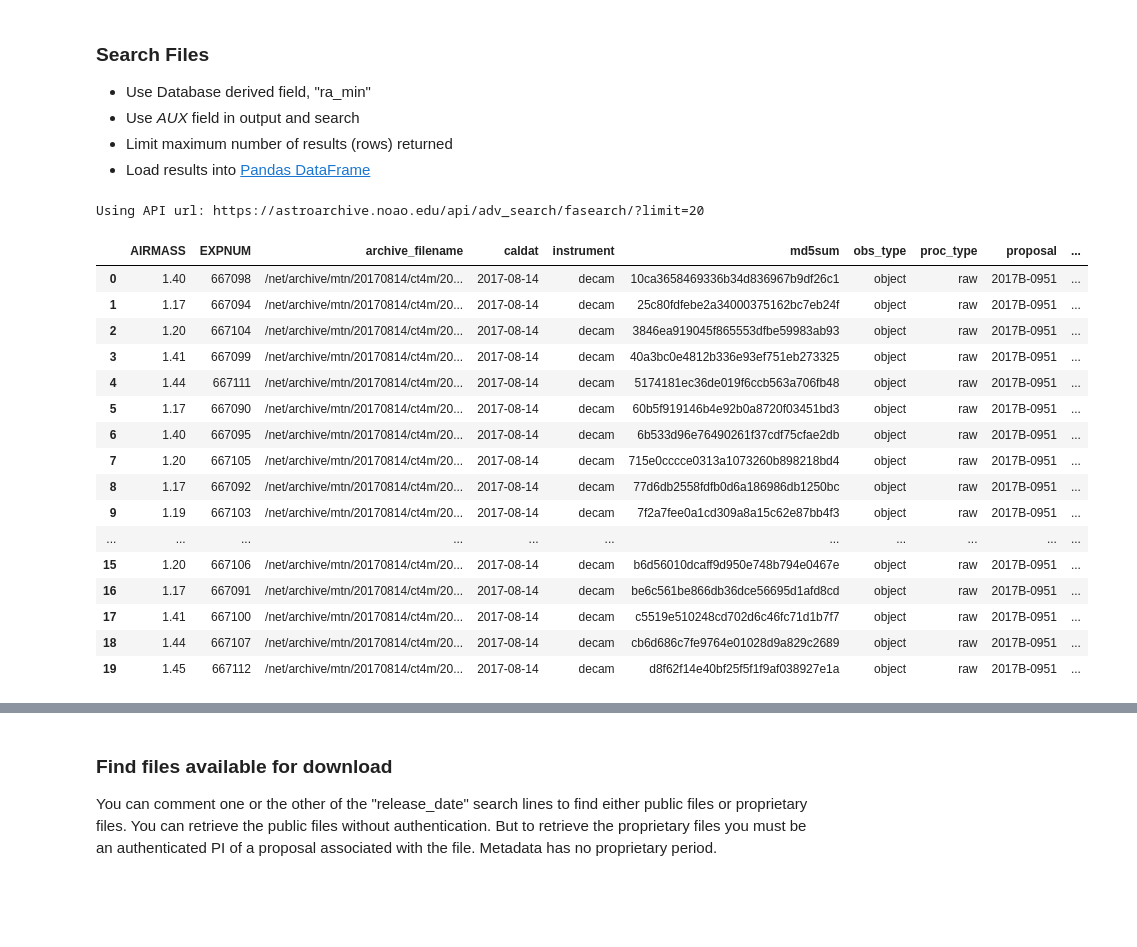
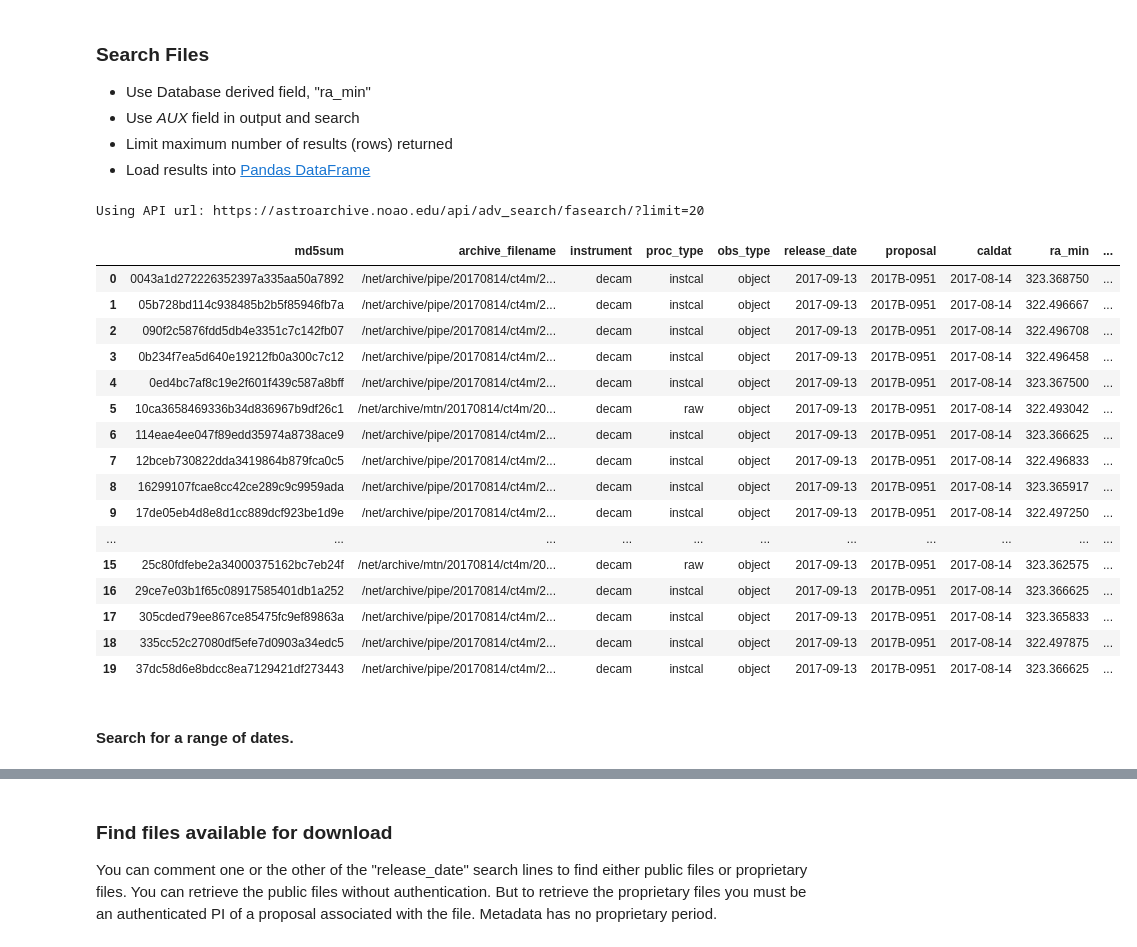
Before and after one commit to NOAO/nat-nb, a Jupyter notebook: advanced-search.ipynb, the cells around one changed output, grey strips where cells are left out. Saved outputs shown, nothing was run; the diff lists cells and outputs as text; code cells hidden in the pictures; blank space fills up the shorter version.

Commit message:
Added some more explanatory text to the advanced-search notebook.

```diff
--- a/advanced-search.ipynb
+++ b/advanced-search.ipynb
@@ -205,47 +214,49 @@ requests.get(f'{adsurl}/aux_file_fields/decam/instcal/').json()
 # %%
 jj = {
     "outfields" : [
         "md5sum",
         "ra_min",  # "ra" is a "range_field" in Postgres, access either part of range
         "archive_filename",
         "instrument",
         "proc_type",
         "obs_type",
         "release_date",
         "proposal",
         "caldat",
         "EXPNUM",    # AUX field. Slows search
         "AIRMASS",
     ],
     "search" : [
         ["instrument", "decam"],
-        ["proc_type", "raw"],
+        ["proc_type", "raw", "instcal"],
         ["ra_min",322,324],
         ["EXPNUM", 667000, 669000],
     ]
 }
 apiurl = f'{adsurl}/fasearch/?limit=20'
 print(f'Using API url: {apiurl}')
 pd.read_json(json.dumps(requests.post(apiurl,json=jj).json()))
 # %% [output]
 Using API url: https://astroarchive.noao.edu/api/adv_search/fasearch/?limit=20
-|  | AIRMASS | EXPNUM | archive_filename | caldat | instrument | md5sum | obs_type | proc_type | proposal | ... |
-| 0 | 1.40 | 667098 | /net/archive/mtn/20170814/ct4m/20... | 2017-08-14 | decam | 10ca3658469336b34d836967b9df26c1 | object | raw | 2017B-0951 | ... |
-| 1 | 1.17 | 667094 | /net/archive/mtn/20170814/ct4m/20... | 2017-08-14 | decam | 25c80fdfebe2a34000375162bc7eb24f | object | raw | 2017B-0951 | ... |
-| 2 | 1.20 | 667104 | /net/archive/mtn/20170814/ct4m/20... | 2017-08-14 | decam | 3846ea919045f865553dfbe59983ab93 | object | raw | 2017B-0951 | ... |
-| 3 | 1.41 | 667099 | /net/archive/mtn/20170814/ct4m/20... | 2017-08-14 | decam | 40a3bc0e4812b336e93ef751eb273325 | object | raw | 2017B-0951 | ... |
-| 4 | 1.44 | 667111 | /net/archive/mtn/20170814/ct4m/20... | 2017-08-14 | decam | 5174181ec36de019f6ccb563a706fb48 | object | raw | 2017B-0951 | ... |
-| 5 | 1.17 | 667090 | /net/archive/mtn/20170814/ct4m/20... | 2017-08-14 | decam | 60b5f919146b4e92b0a8720f03451bd3 | object | raw | 2017B-0951 | ... |
-| 6 | 1.40 | 667095 | /net/archive/mtn/20170814/ct4m/20... | 2017-08-14 | decam | 6b533d96e76490261f37cdf75cfae2db | object | raw | 2017B-0951 | ... |
-| 7 | 1.20 | 667105 | /net/archive/mtn/20170814/ct4m/20... | 2017-08-14 | decam | 715e0cccce0313a1073260b898218bd4 | object | raw | 2017B-0951 | ... |
-| 8 | 1.17 | 667092 | /net/archive/mtn/20170814/ct4m/20... | 2017-08-14 | decam | 77d6db2558fdfb0d6a186986db1250bc | object | raw | 2017B-0951 | ... |
-| 9 | 1.19 | 667103 | /net/archive/mtn/20170814/ct4m/20... | 2017-08-14 | decam | 7f2a7fee0a1cd309a8a15c62e87bb4f3 | object | raw | 2017B-0951 | ... |
+|  | md5sum | archive_filename | instrument | proc_type | obs_type | release_date | proposal | caldat | ra_min | ... |
+| 0 | 0043a1d272226352397a335aa50a7892 | /net/archive/pipe/20170814/ct4m/2... | decam | instcal | object | 2017-09-13 | 2017B-0951 | 2017-08-14 | 323.368750 | ... |
+| 1 | 05b728bd114c938485b2b5f85946fb7a | /net/archive/pipe/20170814/ct4m/2... | decam | instcal | object | 2017-09-13 | 2017B-0951 | 2017-08-14 | 322.496667 | ... |
+| 2 | 090f2c5876fdd5db4e3351c7c142fb07 | /net/archive/pipe/20170814/ct4m/2... | decam | instcal | object | 2017-09-13 | 2017B-0951 | 2017-08-14 | 322.496708 | ... |
+| 3 | 0b234f7ea5d640e19212fb0a300c7c12 | /net/archive/pipe/20170814/ct4m/2... | decam | instcal | object | 2017-09-13 | 2017B-0951 | 2017-08-14 | 322.496458 | ... |
+| 4 | 0ed4bc7af8c19e2f601f439c587a8bff | /net/archive/pipe/20170814/ct4m/2... | decam | instcal | object | 2017-09-13 | 2017B-0951 | 2017-08-14 | 323.367500 | ... |
+| 5 | 10ca3658469336b34d836967b9df26c1 | /net/archive/mtn/20170814/ct4m/20... | decam | raw | object | 2017-09-13 | 2017B-0951 | 2017-08-14 | 322.493042 | ... |
+| 6 | 114eae4ee047f89edd35974a8738ace9 | /net/archive/pipe/20170814/ct4m/2... | decam | instcal | object | 2017-09-13 | 2017B-0951 | 2017-08-14 | 323.366625 | ... |
+| 7 | 12bceb730822dda3419864b879fca0c5 | /net/archive/pipe/20170814/ct4m/2... | decam | instcal | object | 2017-09-13 | 2017B-0951 | 2017-08-14 | 322.496833 | ... |
+| 8 | 16299107fcae8cc42ce289c9c9959ada | /net/archive/pipe/20170814/ct4m/2... | decam | instcal | object | 2017-09-13 | 2017B-0951 | 2017-08-14 | 323.365917 | ... |
+| 9 | 17de05eb4d8e8d1cc889dcf923be1d9e | /net/archive/pipe/20170814/ct4m/2... | decam | instcal | object | 2017-09-13 | 2017B-0951 | 2017-08-14 | 322.497250 | ... |
 | ... | ... | ... | ... | ... | ... | ... | ... | ... | ... | ... |
-| 15 | 1.20 | 667106 | /net/archive/mtn/20170814/ct4m/20... | 2017-08-14 | decam | b6d56010dcaff9d950e748b794e0467e | object | raw | 2017B-0951 | ... |
-| 16 | 1.17 | 667091 | /net/archive/mtn/20170814/ct4m/20... | 2017-08-14 | decam | be6c561be866db36dce56695d1afd8cd | object | raw | 2017B-0951 | ... |
-| 17 | 1.41 | 667100 | /net/archive/mtn/20170814/ct4m/20... | 2017-08-14 | decam | c5519e510248cd702d6c46fc71d1b7f7 | object | raw | 2017B-0951 | ... |
-| 18 | 1.44 | 667107 | /net/archive/mtn/20170814/ct4m/20... | 2017-08-14 | decam | cb6d686c7fe9764e01028d9a829c2689 | object | raw | 2017B-0951 | ... |
-| 19 | 1.45 | 667112 | /net/archive/mtn/20170814/ct4m/20... | 2017-08-14 | decam | d8f62f14e40bf25f5f1f9af038927e1a | object | raw | 2017B-0951 | ... |
+| 15 | 25c80fdfebe2a34000375162bc7eb24f | /net/archive/mtn/20170814/ct4m/20... | decam | raw | object | 2017-09-13 | 2017B-0951 | 2017-08-14 | 323.362575 | ... |
+| 16 | 29ce7e03b1f65c08917585401db1a252 | /net/archive/pipe/20170814/ct4m/2... | decam | instcal | object | 2017-09-13 | 2017B-0951 | 2017-08-14 | 323.366625 | ... |
+| 17 | 305cded79ee867ce85475fc9ef89863a | /net/archive/pipe/20170814/ct4m/2... | decam | instcal | object | 2017-09-13 | 2017B-0951 | 2017-08-14 | 323.365833 | ... |
+| 18 | 335cc52c27080df5efe7d0903a34edc5 | /net/archive/pipe/20170814/ct4m/2... | decam | instcal | object | 2017-09-13 | 2017B-0951 | 2017-08-14 | 322.497875 | ... |
+| 19 | 37dc58d6e8bdcc8ea7129421df273443 | /net/archive/pipe/20170814/ct4m/2... | decam | instcal | object | 2017-09-13 | 2017B-0951 | 2017-08-14 | 323.366625 | ... |
+# %% [markdown]
+#### Search for a range of dates.
 # %%
 jj = {
     "outfields" : [
```
Also changed, not shown: parts of 16 cells of this notebook.
